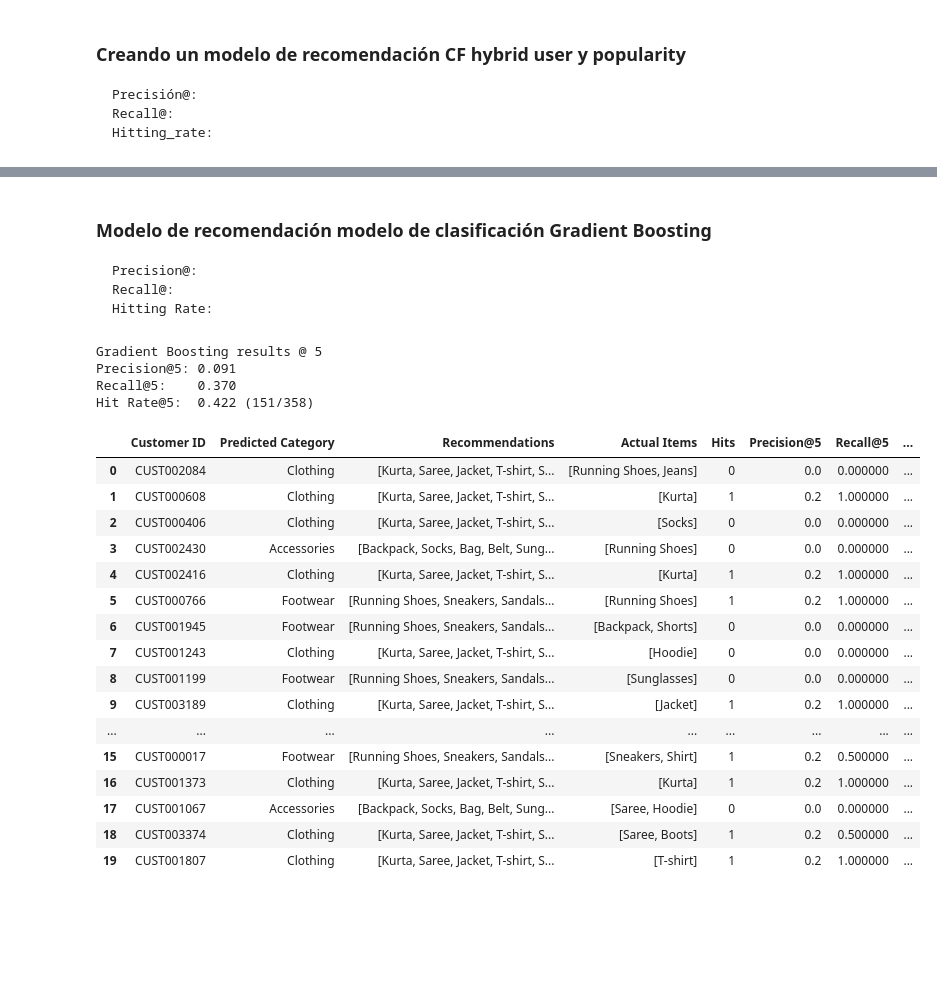
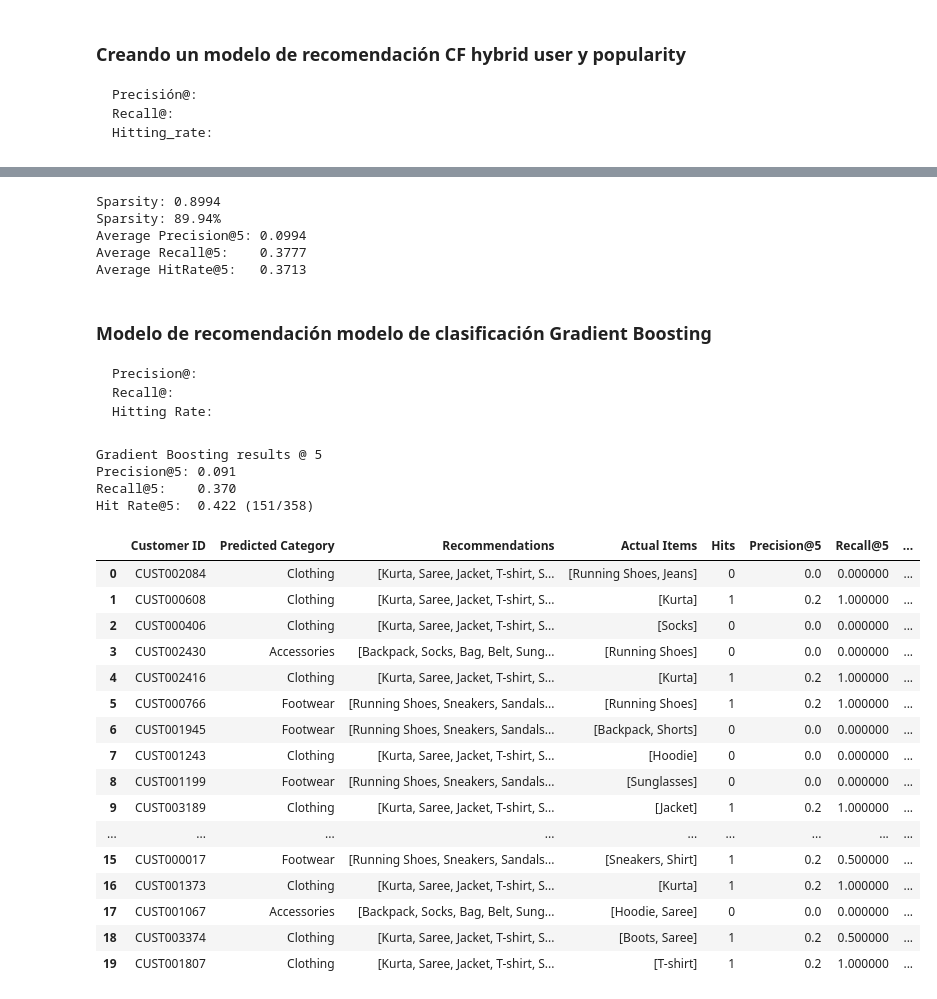
Before and after one commit to GMJ-Analytics/ReActiva-recommender, a Jupyter notebook: src/reactiva/modeling/model_comparasion.ipynb, the cells around one changed output, grey strips where cells are left out. Drawn from its saved outputs; the diff is of its cells as text; code cells hidden in the pictures; blank space fills up the shorter version.

Commit message:
v2.1.2 se terminan de construir model_comparasion,se finaliza recommeder,se creapredict items, enruta config para cargar a s3 la matrix de coseno

```diff
--- a/src/reactiva/modeling/model_comparasion.ipynb
+++ b/src/reactiva/modeling/model_comparasion.ipynb
@@ -220,5 +915,4 @@ def backtest_hybrid(df, holdout_session, session_list, alpha=0.3, k=5):
 # %%
 ##trying the model above
-for alpha in [0.0, 0.1, 0.2, 0.3, 0.5, 0.7, 1.0]:
-    _, hr,results = backtest_hybrid(df_tovectorize, holdout_session='summer', session_list=session_list, alpha=alpha)
+backtest_hybrid_avg_threshold(df, 'winter', season_list=season_list, k=5, top_n=5)
 # %% [output]
@@ -241,0 +1060,8 @@ alpha=1.0: hit rate = 0.311 (498/1599)
+# %%
+#testing model popularity#
+results = backtest_popularity(
+    df,
+    holdout_season='winter',
+    season_list=season_list,
+    k=5
+)
@@ -665,11 +1437,21 @@ HitRate@5:   0.1366
+# %%
+results = evaluate_item_item_cf(
+    df,
+    k=5,
+    test_size=0.20
+)
+# %% [output]
+Sparsity: 0.8994
+Sparsity: 89.94%
+Average Precision@5: 0.0994
+Average Recall@5:    0.3777
+Average HitRate@5:   0.3713
 # %% [markdown]
 ### Modelo de recomendación modelo de clasificación  Gradient Boosting
     Precision@:
     Recall@:
     Hitting Rate:
 # %%
-
-
 def build_customer_features(df_train):
     cat_counts = df_train.pivot_table(index='Customer ID', columns='Category', values='Item Purchased', aggfunc='count', fill_value=0)
     cat_counts.columns = [f'cat_count_{c}' for c in cat_counts.columns]
@@ -680,11 +1462,11 @@ def build_customer_features(df_train):
     return cat_counts.join(agg, how='inner')
 
 
-def backtest_gradient_boosting(df, holdout_session, session_list, k=5, test_size=0.3, random_state=42):
+def backtest_gradient_boosting(df, holdout_season, season_list, k=5, test_size=0.3, random_state=42):
 
-    train_sessions = session_list[session_list != holdout_session]
-    df_train = df[df['session'].isin(train_sessions)]
-    df_holdout_actual = df[df['session'] == holdout_session]
+    train_seasons = season_list[season_list != holdout_season]
+    df_train = df[df['season'].isin(train_seasons)]
+    df_holdout_actual = df[df['season'] == holdout_season]
 
     train_customers = df_train['Customer ID'].unique()
     holdout_customers = df_holdout_actual['Customer ID'].unique()
@@ -802,44 +1584,44 @@ def backtest_gradient_boosting(df, holdout_session, session_list, k=5, test_size
 # RUN MODEL
 # ============================================================
 
-session_list = np.array([
+season_list = np.array([
     'winter',
     'summer',
     'monsoon',
     'post-monsoon'
 ])
 
-holdout_session = 'post-monsoon'
+holdout_season = 'post-monsoon'
 
 clf, hit_rate, precision, recall, results = backtest_gradient_boosting(
     df=df,
-    holdout_session=holdout_session,
-    session_list=session_list,
+    holdout_season=holdout_season,
+    season_list=season_list,
     k=5,
     test_size=0.3,
     random_state=42
 )
 
 display(results.head(20))
 # %% [output]
 Gradient Boosting results @ 5
 Precision@5: 0.091
 Recall@5:    0.370
 Hit Rate@5:  0.422 (151/358)
 |  | Customer ID | Predicted Category | Recommendations | Actual Items | Hits | Precision@5 | Recall@5 | ... |
 | 0 | CUST002084 | Clothing | [Kurta, Saree, Jacket, T-shirt, S... | [Running Shoes, Jeans] | 0 | 0.0 | 0.000000 | ... |
 | 1 | CUST000608 | Clothing | [Kurta, Saree, Jacket, T-shirt, S... | [Kurta] | 1 | 0.2 | 1.000000 | ... |
 | 2 | CUST000406 | Clothing | [Kurta, Saree, Jacket, T-shirt, S... | [Socks] | 0 | 0.0 | 0.000000 | ... |
 | 3 | CUST002430 | Accessories | [Backpack, Socks, Bag, Belt, Sung... | [Running Shoes] | 0 | 0.0 | 0.000000 | ... |
 | 4 | CUST002416 | Clothing | [Kurta, Saree, Jacket, T-shirt, S... | [Kurta] | 1 | 0.2 | 1.000000 | ... |
 | 5 | CUST000766 | Footwear | [Running Shoes, Sneakers, Sandals... | [Running Shoes] | 1 | 0.2 | 1.000000 | ... |
 | 6 | CUST001945 | Footwear | [Running Shoes, Sneakers, Sandals... | [Backpack, Shorts] | 0 | 0.0 | 0.000000 | ... |
 | 7 | CUST001243 | Clothing | [Kurta, Saree, Jacket, T-shirt, S... | [Hoodie] | 0 | 0.0 | 0.000000 | ... |
 | 8 | CUST001199 | Footwear | [Running Shoes, Sneakers, Sandals... | [Sunglasses] | 0 | 0.0 | 0.000000 | ... |
 | 9 | CUST003189 | Clothing | [Kurta, Saree, Jacket, T-shirt, S... | [Jacket] | 1 | 0.2 | 1.000000 | ... |
 | ... | ... | ... | ... | ... | ... | ... | ... | ... |
 | 15 | CUST000017 | Footwear | [Running Shoes, Sneakers, Sandals... | [Sneakers, Shirt] | 1 | 0.2 | 0.500000 | ... |
 | 16 | CUST001373 | Clothing | [Kurta, Saree, Jacket, T-shirt, S... | [Kurta] | 1 | 0.2 | 1.000000 | ... |
-| 17 | CUST001067 | Accessories | [Backpack, Socks, Bag, Belt, Sung... | [Saree, Hoodie] | 0 | 0.0 | 0.000000 | ... |
-| 18 | CUST003374 | Clothing | [Kurta, Saree, Jacket, T-shirt, S... | [Saree, Boots] | 1 | 0.2 | 0.500000 | ... |
+| 17 | CUST001067 | Accessories | [Backpack, Socks, Bag, Belt, Sung... | [Hoodie, Saree] | 0 | 0.0 | 0.000000 | ... |
+| 18 | CUST003374 | Clothing | [Kurta, Saree, Jacket, T-shirt, S... | [Boots, Saree] | 1 | 0.2 | 0.500000 | ... |
 | 19 | CUST001807 | Clothing | [Kurta, Saree, Jacket, T-shirt, S... | [T-shirt] | 1 | 0.2 | 1.000000 | ... |
```
Also changed, not shown: parts of 20 cells of this notebook, 5 other files.
